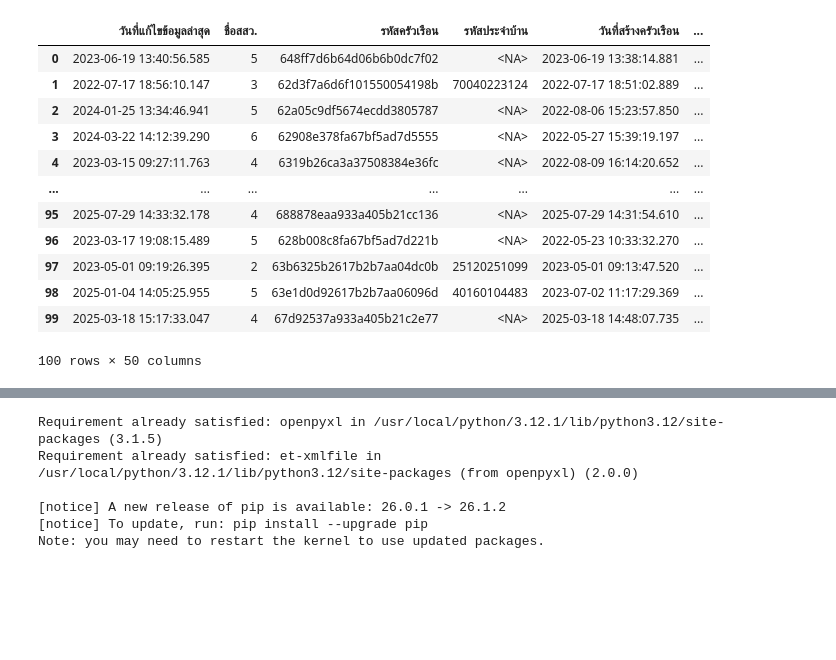
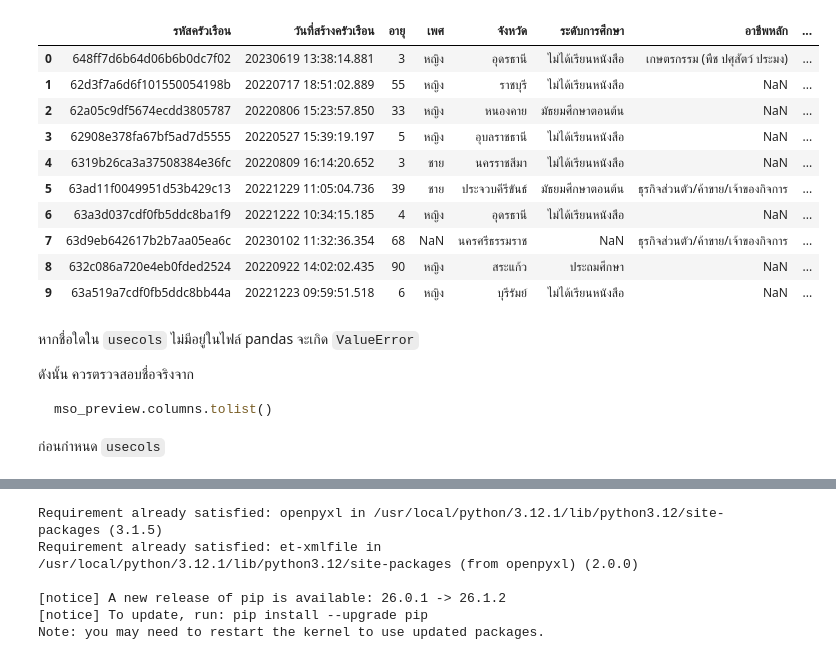
Before and after one commit to vivatbdi/MSDHS_OJT, a Jupyter notebook: py-jupyter_docker/course/day3/08_pandas_ingestion.ipynb, the cells around one changed output, grey strips where cells are left out. Cells and saved outputs as stored; diff of their text form; code cells hidden in the pictures; blank space fills up the shorter version.

````diff
--- a/py-jupyter_docker/course/day3/08_pandas_ingestion.ipynb
+++ b/py-jupyter_docker/course/day3/08_pandas_ingestion.ipynb
@@ -189,12 +312,4 @@ mso_usecols = [
     "ระดับการศึกษา",
     "อาชีพหลัก",
     "ประเภทกลุ่มเป้าหมาย",
-    "หน่วยงานของ cm" ]
-
-mso_selected_df = pd.read_csv(
-    csv_file,
-    encoding="utf-8-sig",
-    usecols=mso_usecols
-)
-
-mso_selected_df
+]
@@ -267,23 +316,31 @@ mso_df
-# %%
-mso_df = pd.read_csv(
-    csv_file,
-    encoding="utf-8-sig",
-    dtype=mso_dtype,
-    parse_dates=["วันที่แก้ไขข้อมูลล่าสุด", "วันที่สร้างครัวเรือน"]
-)
-
-mso_df
-# %% [output]
-|  | วันที่แก้ไขข้อมูลล่าสุด | ชื่อสสว. | รหัสครัวเรือน | รหัสประจำบ้าน | วันที่สร้างครัวเรือน | ... |
-| 0 | 2023-06-19 13:40:56.585 | 5 | 648ff7d6b64d06b6b0dc7f02 | <NA> | 2023-06-19 13:38:14.881 | ... |
-| 1 | 2022-07-17 18:56:10.147 | 3 | 62d3f7a6d6f101550054198b | 70040223124 | 2022-07-17 18:51:02.889 | ... |
-| 2 | 2024-01-25 13:34:46.941 | 5 | 62a05c9df5674ecdd3805787 | <NA> | 2022-08-06 15:23:57.850 | ... |
-| 3 | 2024-03-22 14:12:39.290 | 6 | 62908e378fa67bf5ad7d5555 | <NA> | 2022-05-27 15:39:19.197 | ... |
-| 4 | 2023-03-15 09:27:11.763 | 4 | 6319b26ca3a37508384e36fc | <NA> | 2022-08-09 16:14:20.652 | ... |
-| ... | ... | ... | ... | ... | ... | ... |
-| 95 | 2025-07-29 14:33:32.178 | 4 | 688878eaa933a405b21cc136 | <NA> | 2025-07-29 14:31:54.610 | ... |
-| 96 | 2023-03-17 19:08:15.489 | 5 | 628b008c8fa67bf5ad7d221b | <NA> | 2022-05-23 10:33:32.270 | ... |
-| 97 | 2023-05-01 09:19:26.395 | 2 | 63b6325b2617b2b7aa04dc0b | 25120251099 | 2023-05-01 09:13:47.520 | ... |
-| 98 | 2025-01-04 14:05:25.955 | 5 | 63e1d0d92617b2b7aa06096d | 40160104483 | 2023-07-02 11:17:29.369 | ... |
-| 99 | 2025-03-18 15:17:33.047 | 4 | 67d92537a933a405b21c2e77 | <NA> | 2025-03-18 14:48:07.735 | ... |
-100 rows × 50 columns
+# %%
+mso_selected_df = pd.read_csv(
+    csv_file,
+    encoding="utf-8-sig",
+    usecols=mso_usecols,
+    nrows=10,
+)
+
+mso_selected_df
+# %% [output]
+|  | รหัสครัวเรือน | วันที่สร้างครัวเรือน | อายุ | เพศ | จังหวัด | ระดับการศึกษา | อาชีพหลัก | ... |
+| 0 | 648ff7d6b64d06b6b0dc7f02 | 20230619 13:38:14.881 | 3 | หญิง | อุดรธานี | ไม่ได้เรียนหนังสือ | เกษตรกรรม (พืช ปศุสัตว์ ประมง) | ... |
+| 1 | 62d3f7a6d6f101550054198b | 20220717 18:51:02.889 | 55 | หญิง | ราชบุรี | ไม่ได้เรียนหนังสือ | NaN | ... |
+| 2 | 62a05c9df5674ecdd3805787 | 20220806 15:23:57.850 | 33 | หญิง | หนองคาย | มัธยมศึกษาตอนต้น | NaN | ... |
+| 3 | 62908e378fa67bf5ad7d5555 | 20220527 15:39:19.197 | 5 | หญิง | อุบลราชธานี | ไม่ได้เรียนหนังสือ | NaN | ... |
+| 4 | 6319b26ca3a37508384e36fc | 20220809 16:14:20.652 | 3 | ชาย | นครราชสีมา | ไม่ได้เรียนหนังสือ | NaN | ... |
+| 5 | 63ad11f0049951d53b429c13 | 20221229 11:05:04.736 | 39 | ชาย | ประจวบคีรีขันธ์ | มัธยมศึกษาตอนต้น | ธุรกิจส่วนตัว/ค้าขาย/เจ้าของกิจการ | ... |
+| 6 | 63a3d037cdf0fb5ddc8ba1f9 | 20221222 10:34:15.185 | 4 | หญิง | อุดรธานี | ไม่ได้เรียนหนังสือ | NaN | ... |
+| 7 | 63d9eb642617b2b7aa05ea6c | 20230102 11:32:36.354 | 68 | NaN | นครศรีธรรมราช | NaN | ธุรกิจส่วนตัว/ค้าขาย/เจ้าของกิจการ | ... |
+| 8 | 632c086a720e4eb0fded2524 | 20220922 14:02:02.435 | 90 | หญิง | สระแก้ว | ประถมศึกษา | NaN | ... |
+| 9 | 63a519a7cdf0fb5ddc8bb44a | 20221223 09:59:51.518 | 6 | หญิง | บุรีรัมย์ | ไม่ได้เรียนหนังสือ | NaN | ... |
+# %% [markdown]
+หากชื่อใดใน `usecols` ไม่มีอยู่ในไฟล์ pandas จะเกิด `ValueError`
+
+ดังนั้น ควรตรวจสอบชื่อจริงจาก
+
+```python
+mso_preview.columns.tolist()
+```
+
+ก่อนกำหนด `usecols`
````
Also changed, not shown: parts of 160 cells of this notebook.
